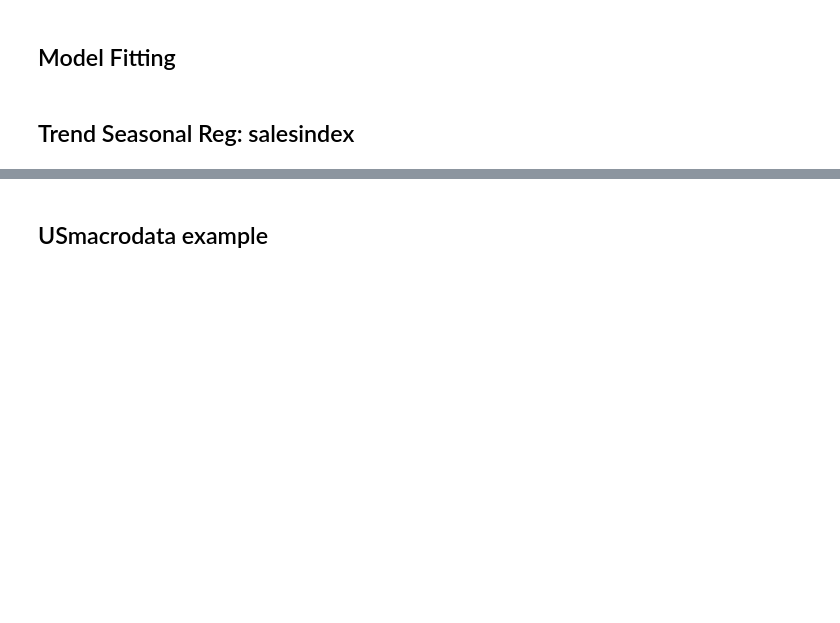
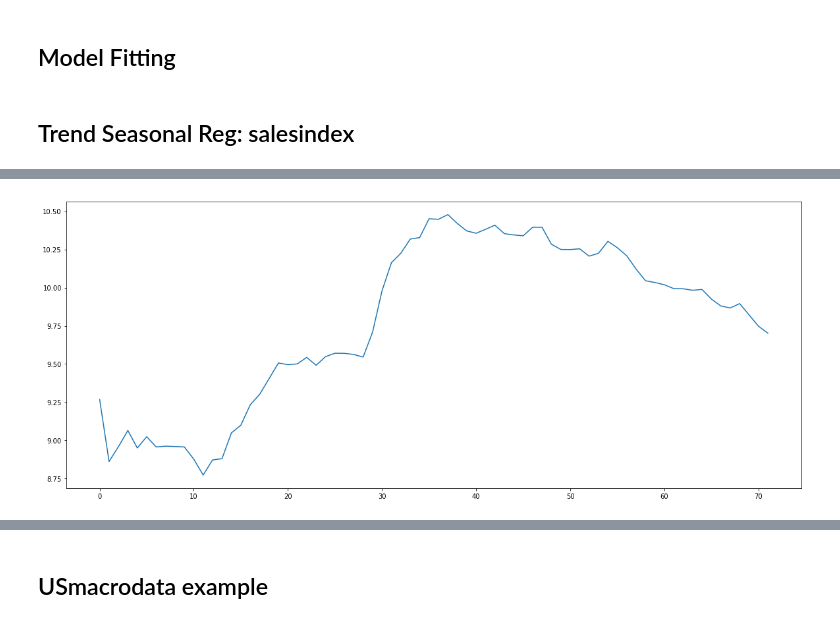
Before and after one commit to TunChiehHsu/Univariate_DLM, a Jupyter notebook: Univariate_dlm.ipynb, the cells around one changed output, grey strips where cells are left out. Drawn from its saved outputs; the diff is of its cells as text; code cells hidden in the pictures; blank space fills up the shorter version.

```diff
--- a/Univariate_dlm.ipynb
+++ b/Univariate_dlm.ipynb
@@ -378,7 +411,7 @@ def plot_1_step(dlm_object,p):
 ## Trend Seasonal Reg: salesindex
 # %%
 import scipy.io as spio
-mat = spio.loadmat('/Users/mueric35/Desktop/Course/STA642/Code+data/Data/salesindex.mat', squeeze_me=True)
+mat = spio.loadmat('/Users/tunchiehhsu/Downloads/Code+data/Data/salesindex.mat', squeeze_me=True)
 X = mat['index']
 Y = mat['sales']
 # %%
@@ -394,3 +430,5 @@ plt.plot(transpose(Y));
 # %%
 plt.figure(figsize=(20,8))
-plt.plot(transpose(temp.sm));
+plt.plot(transpose(temp.sm[0,:]));
+# %% [output]
+[figure, added]
```
Also changed, not shown: parts of 39 cells of this notebook, 1 other file.
